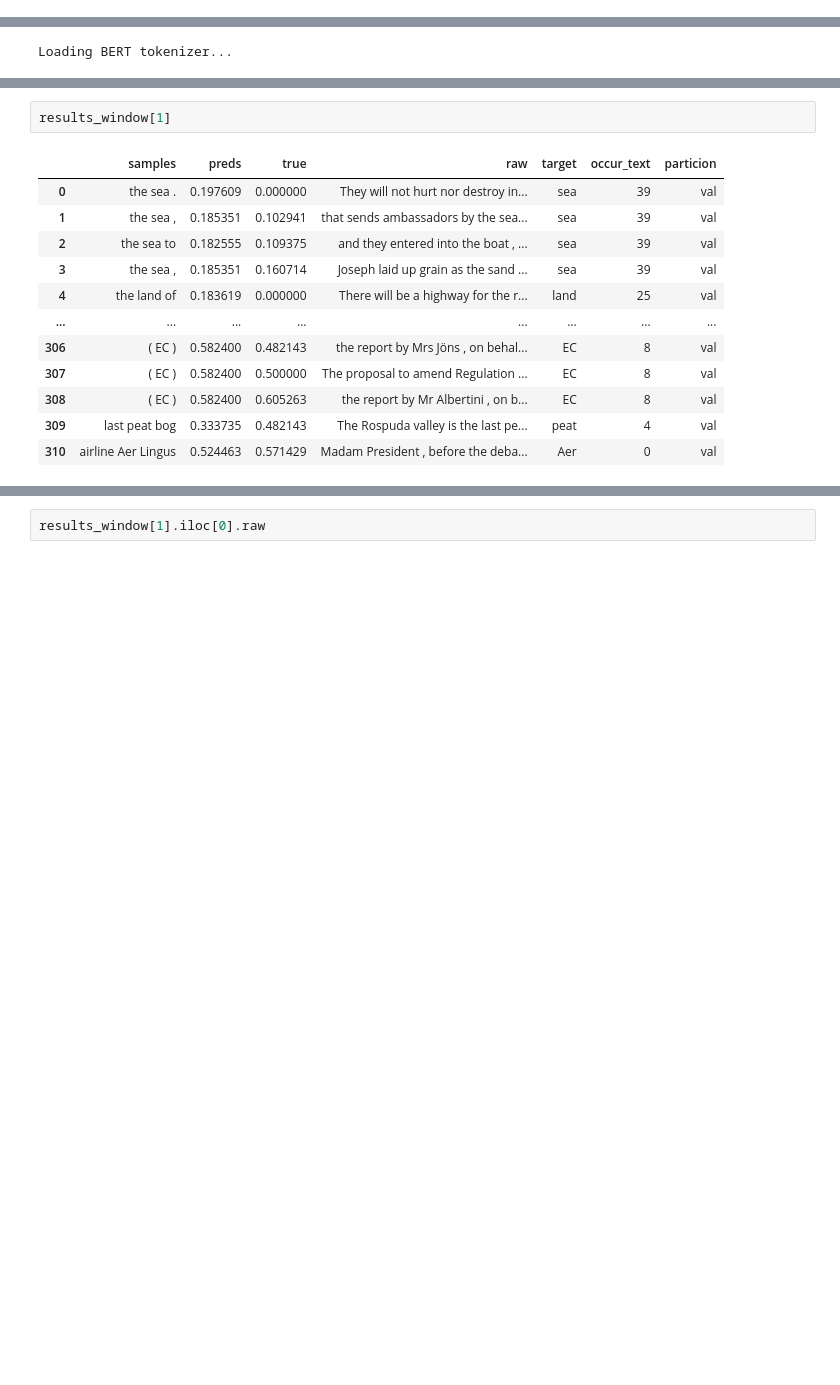
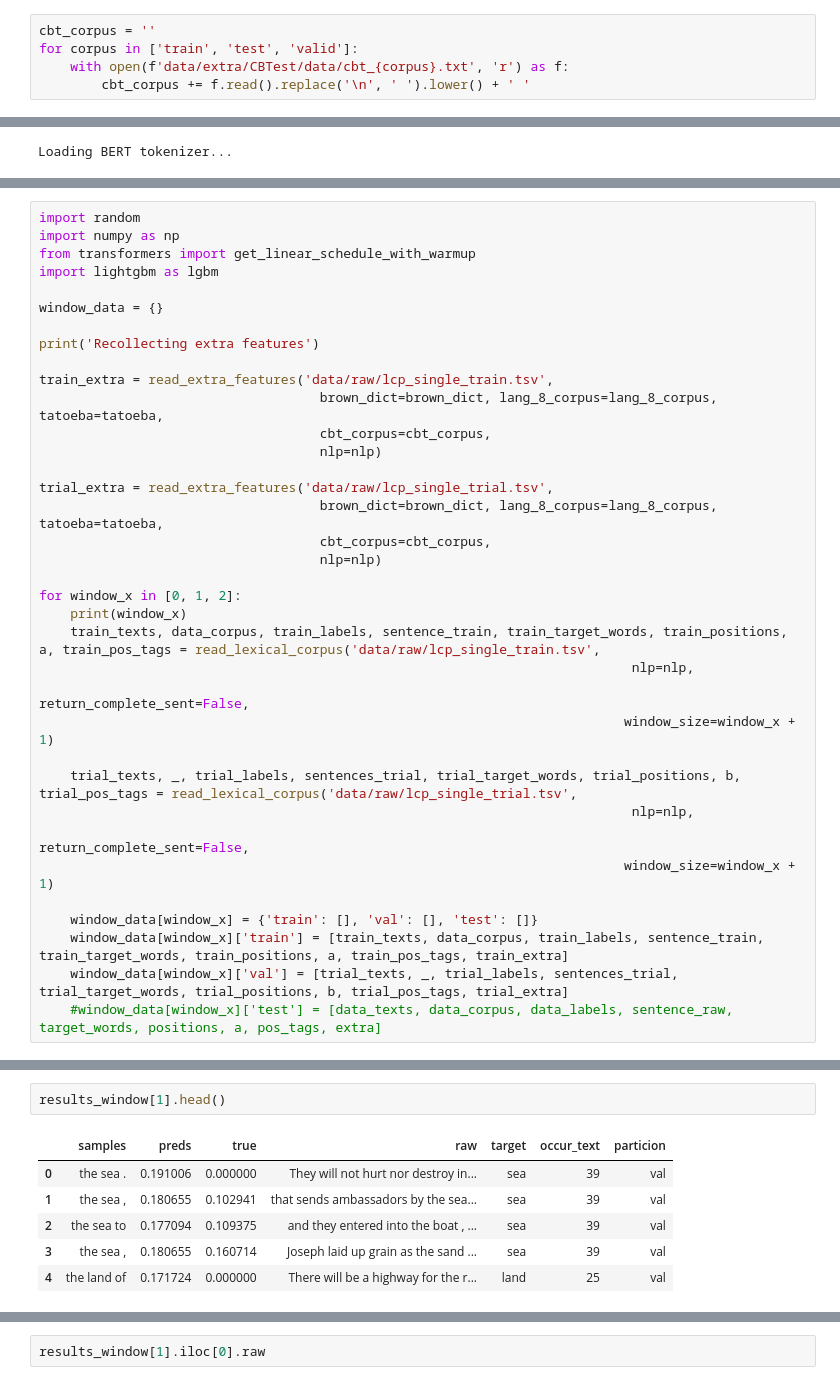
Before and after one commit to kdrivas/lexical_complexity, a Jupyter notebook: lab/9.bert-MTL-dis-pos-Copy1.ipynb, the cells around one changed output, grey strips where cells are left out. Saved outputs shown, nothing was run; the diff lists cells and outputs as text; blank space fills up the shorter version.

```diff
--- a/lab/9.bert-MTL-dis-pos-Copy1.ipynb
+++ b/lab/9.bert-MTL-dis-pos-Copy1.ipynb
@@ -678,3 +715,8 @@ nlp = spacy.load("en_core_web_sm")
+# %%
+cbt_corpus = ''
+for corpus in ['train', 'test', 'valid']:
+    with open(f'data/extra/CBTest/data/cbt_{corpus}.txt', 'r') as f:
+        cbt_corpus += f.read().replace('\n', ' ').lower() + ' '
 # %%
 data_sent_dis, data_senses_dis = read_disambiguation_corpus(max_len=max_len)
 # %%
@@ -689,0 +918,36 @@ Loading BERT tokenizer...
+# %%
+import random
+import numpy as np
+from transformers import get_linear_schedule_with_warmup
+import lightgbm as lgbm
+
+window_data = {}
+
+print('Recollecting extra features')
+
+train_extra = read_extra_features('data/raw/lcp_single_train.tsv',
+                                    brown_dict=brown_dict, lang_8_corpus=lang_8_corpus, tatoeba=tatoeba,
+                                    cbt_corpus=cbt_corpus,
+                                    nlp=nlp)
+
+trial_extra = read_extra_features('data/raw/lcp_single_trial.tsv',
+                                    brown_dict=brown_dict, lang_8_corpus=lang_8_corpus, tatoeba=tatoeba,
+                                    cbt_corpus=cbt_corpus,
+                                    nlp=nlp)
+
+for window_x in [0, 1, 2]:
+    print(window_x)
+    train_texts, data_corpus, train_labels, sentence_train, train_target_words, train_positions, a, train_pos_tags = read_lexical_corpus('data/raw/lcp_single_train.tsv',
+                                                                            nlp=nlp,
+                                                                           return_complete_sent=False,
+                                                                           window_size=window_x + 1)
+
+    trial_texts, _, trial_labels, sentences_trial, trial_target_words, trial_positions, b, trial_pos_tags = read_lexical_corpus('data/raw/lcp_single_trial.tsv',
+                                                                            nlp=nlp,
+                                                                           return_complete_sent=False,
+                                                                           window_size=window_x + 1)
+
+    window_data[window_x] = {'train': [], 'val': [], 'test': []}
+    window_data[window_x]['train'] = [train_texts, data_corpus, train_labels, sentence_train, train_target_words, train_positions, a, train_pos_tags, train_extra]
+    window_data[window_x]['val'] = [trial_texts, _, trial_labels, sentences_trial, trial_target_words, trial_positions, b, trial_pos_tags, trial_extra]
+    #window_data[window_x]['test'] = [data_texts, data_corpus, data_labels, sentence_raw, target_words, positions, a, pos_tags, extra]
@@ -913,15 +1554,9 @@ results_window[0]
 # %%
-results_window[1]
+results_window[1].head()
 # %% [output]
 |  | samples | preds | true | raw | target | occur_text | particion |
-| 0 | the sea . | 0.197609 | 0.000000 | They will not hurt nor destroy in... | sea | 39 | val |
-| 1 | the sea , | 0.185351 | 0.102941 | that sends ambassadors by the sea... | sea | 39 | val |
-| 2 | the sea to | 0.182555 | 0.109375 | and they entered into the boat , ... | sea | 39 | val |
-| 3 | the sea , | 0.185351 | 0.160714 | Joseph laid up grain as the sand ... | sea | 39 | val |
-| 4 | the land of | 0.183619 | 0.000000 | There will be a highway for the r... | land | 25 | val |
-| ... | ... | ... | ... | ... | ... | ... | ... |
-| 306 | ( EC ) | 0.582400 | 0.482143 | the report by Mrs Jöns , on behal... | EC | 8 | val |
-| 307 | ( EC ) | 0.582400 | 0.500000 | The proposal to amend Regulation ... | EC | 8 | val |
-| 308 | ( EC ) | 0.582400 | 0.605263 | the report by Mr Albertini , on b... | EC | 8 | val |
-| 309 | last peat bog | 0.333735 | 0.482143 | The Rospuda valley is the last pe... | peat | 4 | val |
-| 310 | airline Aer Lingus | 0.524463 | 0.571429 | Madam President , before the deba... | Aer | 0 | val |
+| 0 | the sea . | 0.191006 | 0.000000 | They will not hurt nor destroy in... | sea | 39 | val |
+| 1 | the sea , | 0.180655 | 0.102941 | that sends ambassadors by the sea... | sea | 39 | val |
+| 2 | the sea to | 0.177094 | 0.109375 | and they entered into the boat , ... | sea | 39 | val |
+| 3 | the sea , | 0.180655 | 0.160714 | Joseph laid up grain as the sand ... | sea | 39 | val |
+| 4 | the land of | 0.171724 | 0.000000 | There will be a highway for the r... | land | 25 | val |
```
Also changed, not shown: parts of 31 cells of this notebook.
